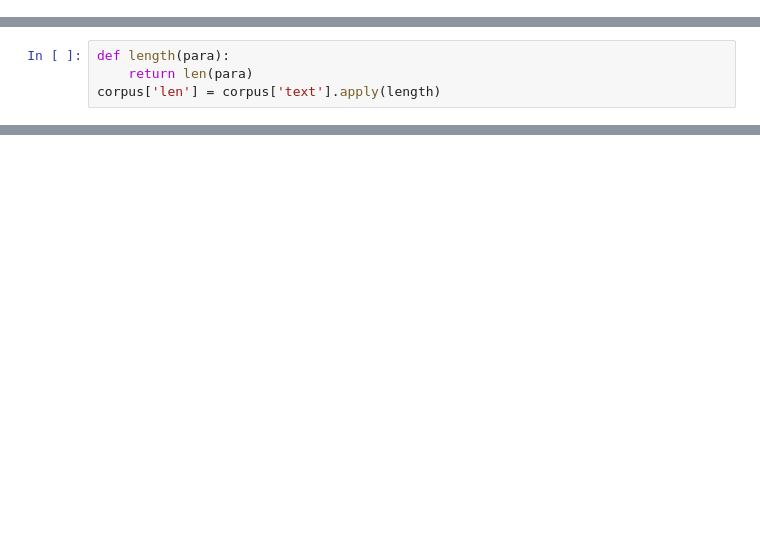
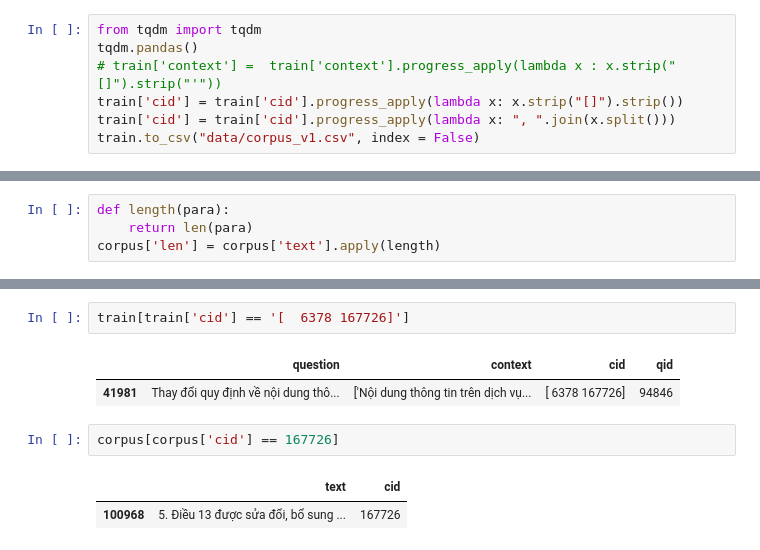
Before and after one commit to tnt305/legal-retrieval, a Jupyter notebook: eda.ipynb, the cells around one changed output, grey strips where cells are left out. Drawn from its saved outputs; the diff is of its cells as text; blank space fills up the shorter version.

```diff
--- a/eda.ipynb
+++ b/eda.ipynb
@@ -8,3 +9,10 @@ pd.set_option('display.max_colwidth', None)
 corpus = pd.read_csv("./data/corpus.csv")
 train = pd.read_csv('./data/train.csv')
 test = pd.read_csv("./data/public_test.csv")
+# %%
+from tqdm import tqdm
+tqdm.pandas()
+# train['context'] =  train['context'].progress_apply(lambda x : x.strip("[]").strip("'"))
+train['cid'] = train['cid'].progress_apply(lambda x: x.strip("[]").strip())
+train['cid'] = train['cid'].progress_apply(lambda x: ", ".join(x.split()))
+train.to_csv("data/corpus_v1.csv", index = False)
@@ -105,0 +92,10 @@ train
+# %%
+train[train['cid'] == '[  6378 167726]']
+# %% [output]
+|  | question | context | cid | qid |
+| 41981 | Thay đổi quy định về nội dung thô... | ['Nội dung thông tin trên dịch vụ... | [ 6378 167726] | 94846 |
+# %%
+corpus[corpus['cid'] == 167726]
+# %% [output]
+|  | text | cid |
+| 100968 | 5. Điều 13 được sửa đổi, bổ sung ... | 167726 |
```
Also changed, not shown: parts of 11 cells of this notebook, 13 other files.
